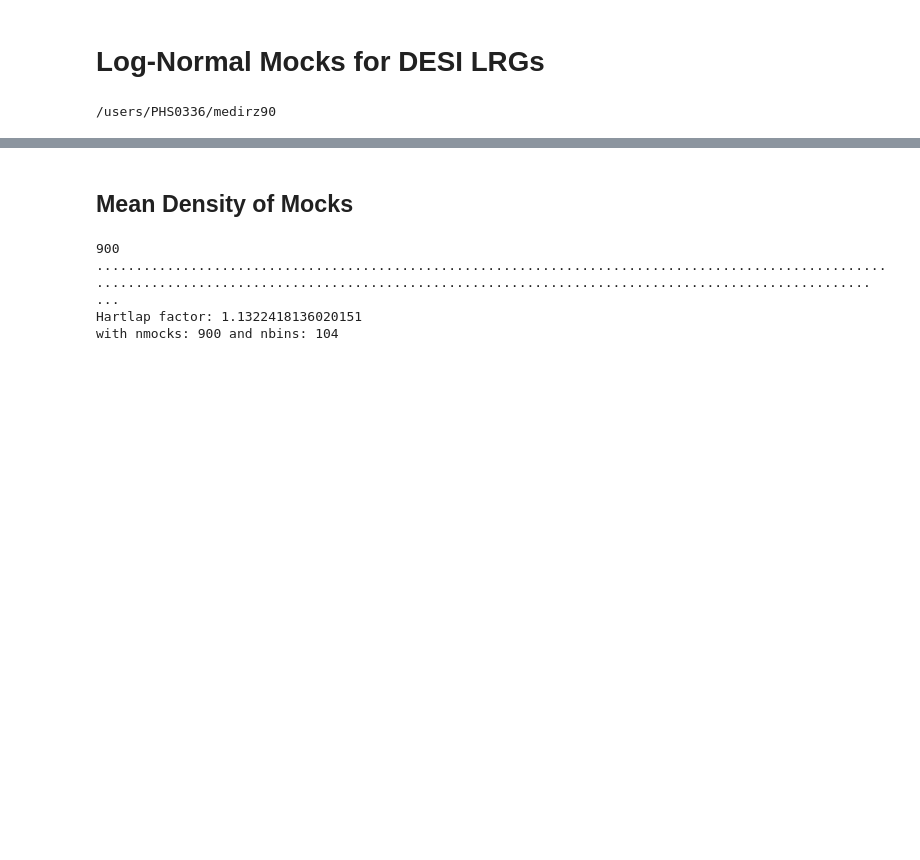
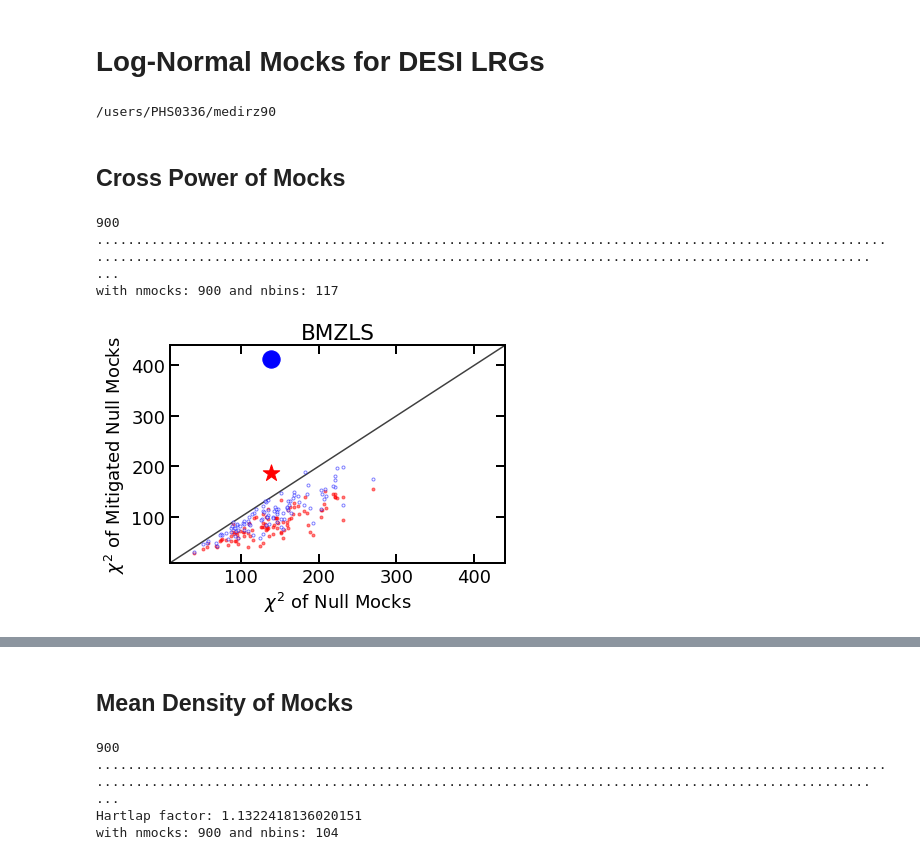
Before and after one commit to mehdirezaie/LSSutils, a Jupyter notebook: notebooks/desi/LognormalFlask.ipynb, the cells around one changed output, grey strips where cells are left out. Cells and saved outputs as stored; diff of their text form; code cells hidden in the pictures; blank space fills up the shorter version.

```diff
--- a/notebooks/desi/LognormalFlask.ipynb
+++ b/notebooks/desi/LognormalFlask.ipynb
@@ -21,3 +21,5 @@ from lssutils.io import read_nbmocks, read_nnbar, read_clx, read_clxmocks
 from lssutils.theory.cell import (dNdz_model, init_sample, Spectrum)
 # %%
 setup_color()
+# %% [markdown]
+## Cross Power of Mocks
@@ -23,0 +70,7 @@ setup_color()
+# %%
+make_cellchi2('bmzls')
+# %% [output]
+900
+........................................................................................................................................................................................................ ...
+with nmocks: 900 and nbins: 117
+[figure, added]
```
Also changed, not shown: parts of 5 cells of this notebook, 2 other files.
